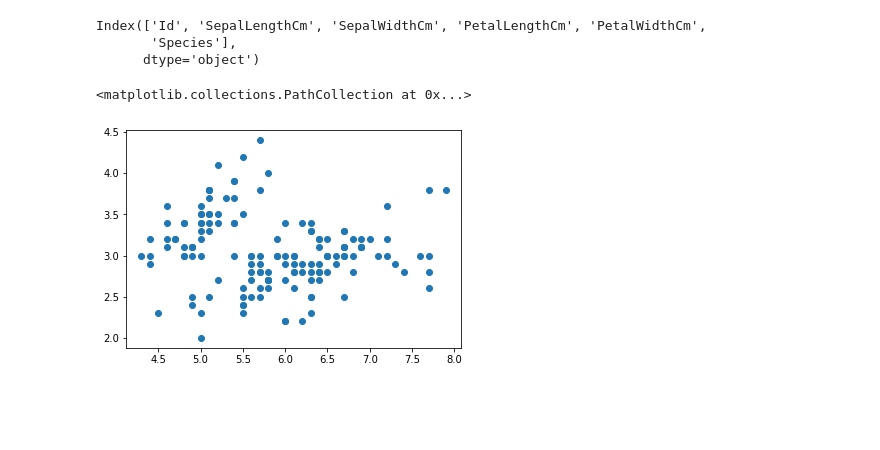
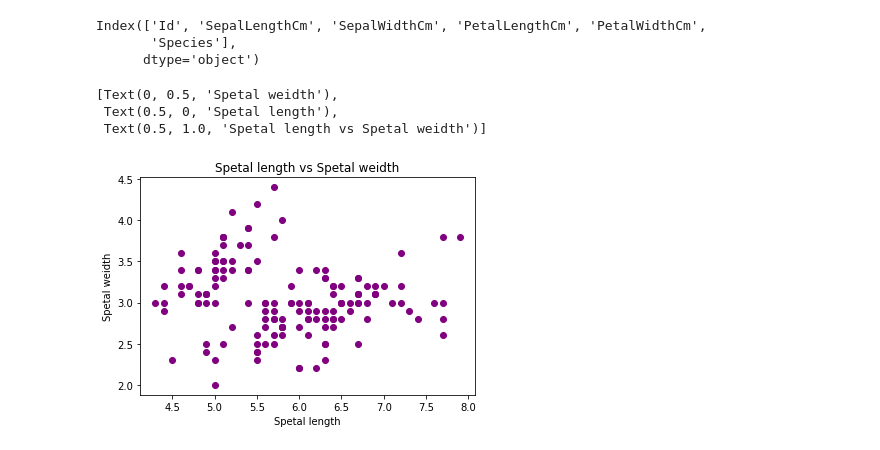
Before and after one commit to mohmaed7777/Data-Analysis-with-python-, a Jupyter notebook: EDA_Notebook.ipynb, the cells around one changed output. Drawn from its saved outputs; the diff is of its cells as text; code cells hidden in the pictures; blank space fills up the shorter version.

```diff
--- a/EDA_Notebook.ipynb
+++ b/EDA_Notebook.ipynb
@@ -160,7 +160,12 @@ Index(['Id', 'SepalLengthCm', 'SepalWidthCm', 'PetalLengthCm', 'PetalWidthCm',
 # %%
 ax = plt.axes()
 
-ax.scatter(df.SepalLengthCm, df.SepalWidthCm)
+ax.scatter(df.SepalLengthCm, df.SepalWidthCm, color='purple')
+ax.set(xlabel='Spetal length',
+       ylabel='Spetal weidth',
+       title='Spetal length vs Spetal weidth')
 # %% [output]
-<matplotlib.collections.PathCollection at 0x...>
+[Text(0, 0.5, 'Spetal weidth'),
+ Text(0.5, 0, 'Spetal length'),
+ Text(0.5, 1.0, 'Spetal length vs Spetal weidth')]
-[figure, old version]
+[figure, new version]
```
Also changed, not shown: parts of 2 cells of this notebook.
